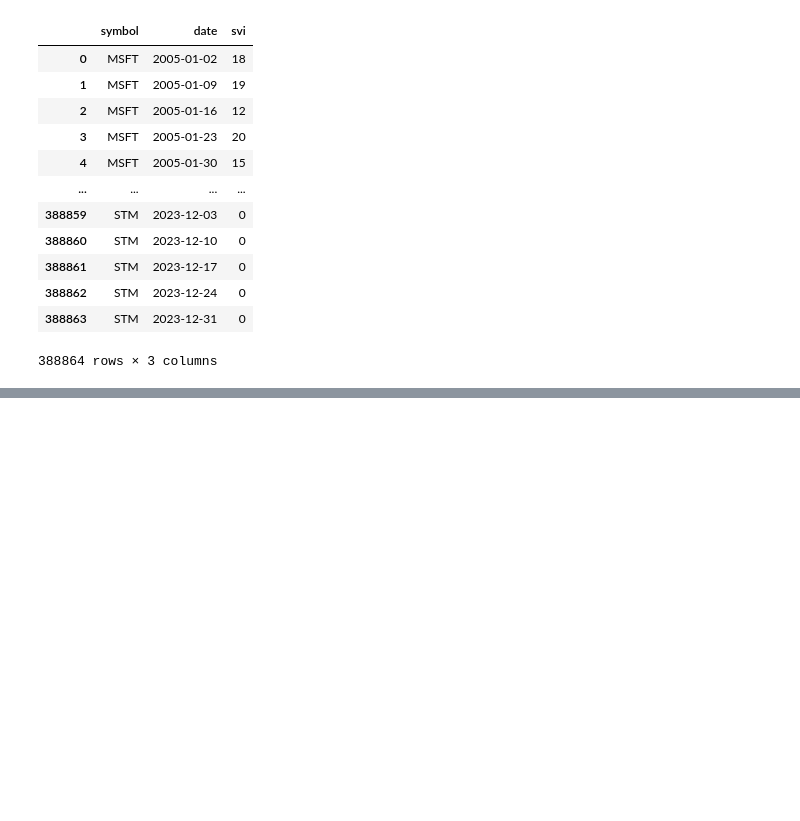
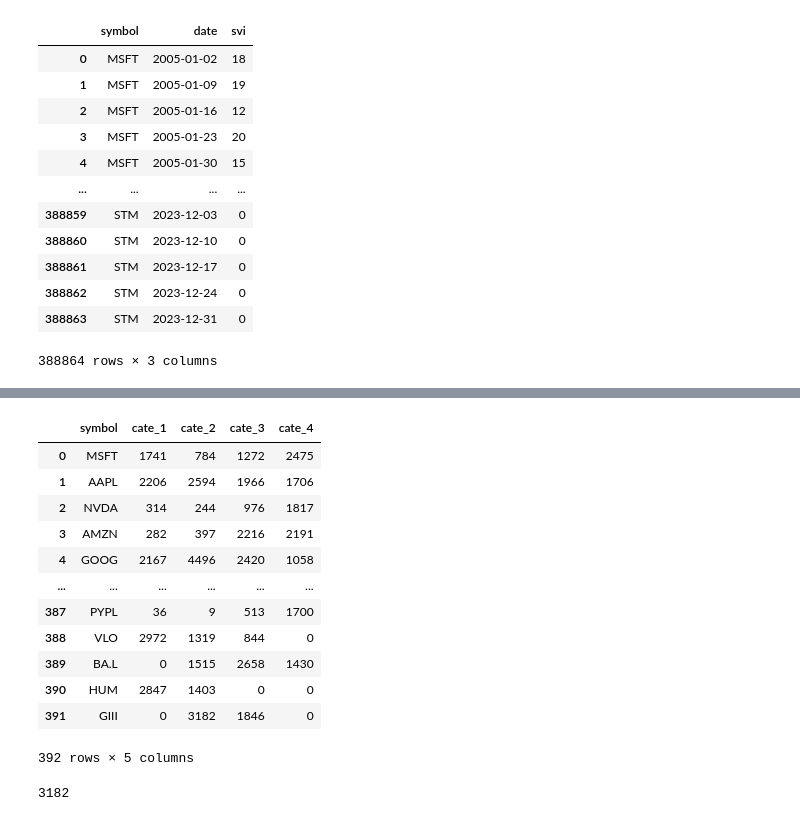
Before and after one commit to nikanhg/investor-attention-returns-patern, a Jupyter notebook: data-extraction/SVI_extraction.ipynb, the cells around one changed output, grey strips where cells are left out. Saved outputs shown, nothing was run; the diff lists cells and outputs as text; code cells hidden in the pictures; blank space fills up the shorter version.

```diff
--- a/data-extraction/SVI_extraction.ipynb
+++ b/data-extraction/SVI_extraction.ipynb
@@ -280,0 +344,40 @@ Weekly_svi.to_csv("../data/weekly_svi.csv")
+# %%
+category_score = pd.DataFrame(columns = ['symbol', 'cate_1', 'cate_2', 'cate_3', 'cate_4'])
+category_score['symbol'] = symbols
+
+for s in symbols:
+     monthly = monthly_svi[monthly_svi['symbol'] == s]
+     category_score.loc[category_score['symbol'] == s, 'cate_1'] = sum(monthly[monthly['date_category'] == 1]['svi'])
+     category_score.loc[category_score['symbol'] == s, 'cate_2'] = sum(monthly[monthly['date_category'] == 2]['svi'])
+     category_score.loc[category_score['symbol'] == s, 'cate_3'] = sum(monthly[monthly['date_category'] == 3]['svi'])
+     category_score.loc[category_score['symbol'] == s, 'cate_4'] = sum(monthly[monthly['date_category'] == 4]['svi'])
+
+category_score
+# %% [output]
+|  | symbol | cate_1 | cate_2 | cate_3 | cate_4 |
+| 0 | MSFT | 1741 | 784 | 1272 | 2475 |
+| 1 | AAPL | 2206 | 2594 | 1966 | 1706 |
+| 2 | NVDA | 314 | 244 | 976 | 1817 |
+| 3 | AMZN | 282 | 397 | 2216 | 2191 |
+| 4 | GOOG | 2167 | 4496 | 2420 | 1058 |
+| ... | ... | ... | ... | ... | ... |
+| 387 | PYPL | 36 | 9 | 513 | 1700 |
+| 388 | VLO | 2972 | 1319 | 844 | 0 |
+| 389 | BA.L | 0 | 1515 | 2658 | 1430 |
+| 390 | HUM | 2847 | 1403 | 0 | 0 |
+| 391 | GIII | 0 | 3182 | 1846 | 0 |
+392 rows × 5 columns
+# %%
+def score_cal(symbol, cat):
+     if cat == 1:
+          return category_score.loc[category_score['symbol'] == symbol, 'cate_1'].iloc[0]
+     elif cat == 2:
+          return category_score.loc[category_score['symbol'] == symbol, 'cate_2'].iloc[0]
+     elif cat == 3:
+          return category_score.loc[category_score['symbol'] == symbol, 'cate_3'].iloc[0]
+     else:
+          return category_score.loc[category_score['symbol'] == symbol, 'cate_4'].iloc[0]
+
+weekly_svi['monthly_score'] = weekly_svi.apply(lambda row: score_cal(row['symbol'], row['date_category']), axis=1)
+# %% [output]
+3182
```
Also changed, not shown: parts of 11 cells of this notebook, 1 other file.
